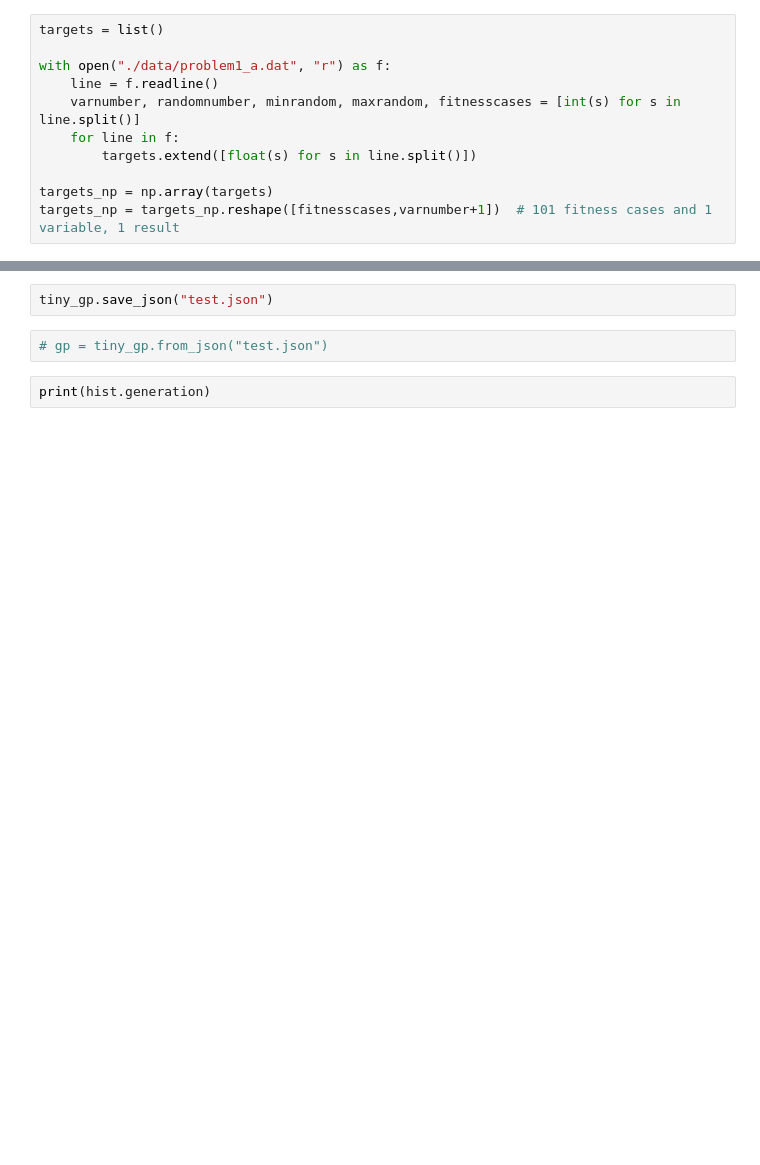
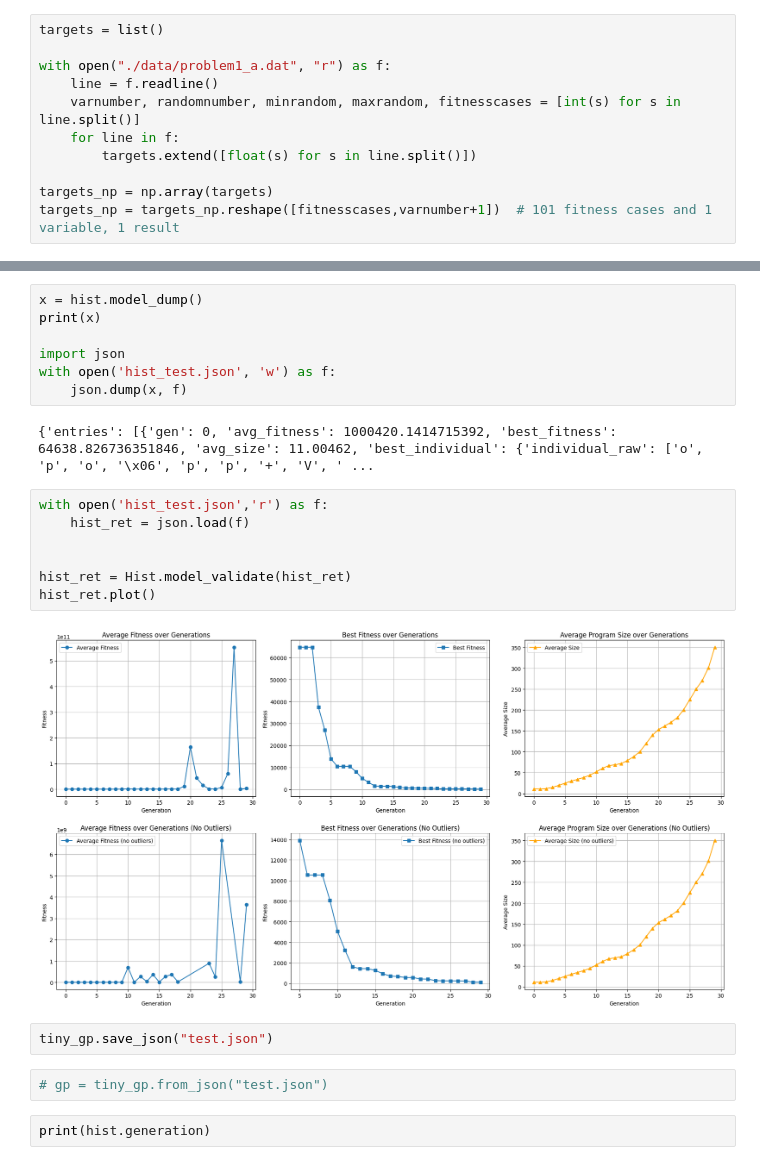
Before and after one commit to malekkonrad/genetic_programming, a Jupyter notebook: GP.ipynb, the cells around one changed output, grey strips where cells are left out. Saved outputs shown, nothing was run; the diff lists cells and outputs as text; blank space fills up the shorter version.

```diff
--- a/GP.ipynb
+++ b/GP.ipynb
@@ -45,4 +71,22 @@ Best Individual: (((-8.811568492192484 + (3.1070148797380686 * ((-3.069742045905
 PROBLEM *NOT* SOLVED
+# %%
+x = hist.model_dump()
+print(x)
+
+import json
+with open('hist_test.json', 'w') as f:
+    json.dump(x, f)
+# %% [output]
+{'entries': [{'gen': 0, 'avg_fitness': 1000420.1414715392, 'best_fitness': 64638.826736351846, 'avg_size': 11.00462, 'best_individual': {'individual_raw': ['o', 'p', 'o', '\x06', 'p', 'p', '+', 'V', ' ...
+# %%
+with open('hist_test.json','r') as f:
+    hist_ret = json.load(f)
+
+
+hist_ret = Hist.model_validate(hist_ret)
+hist_ret.plot()
+# %% [output]
+[figure, added]
 # %%
 tiny_gp.save_json("test.json")
 # %%
```
Also changed, not shown: parts of 8 cells of this notebook, 28 other files.
